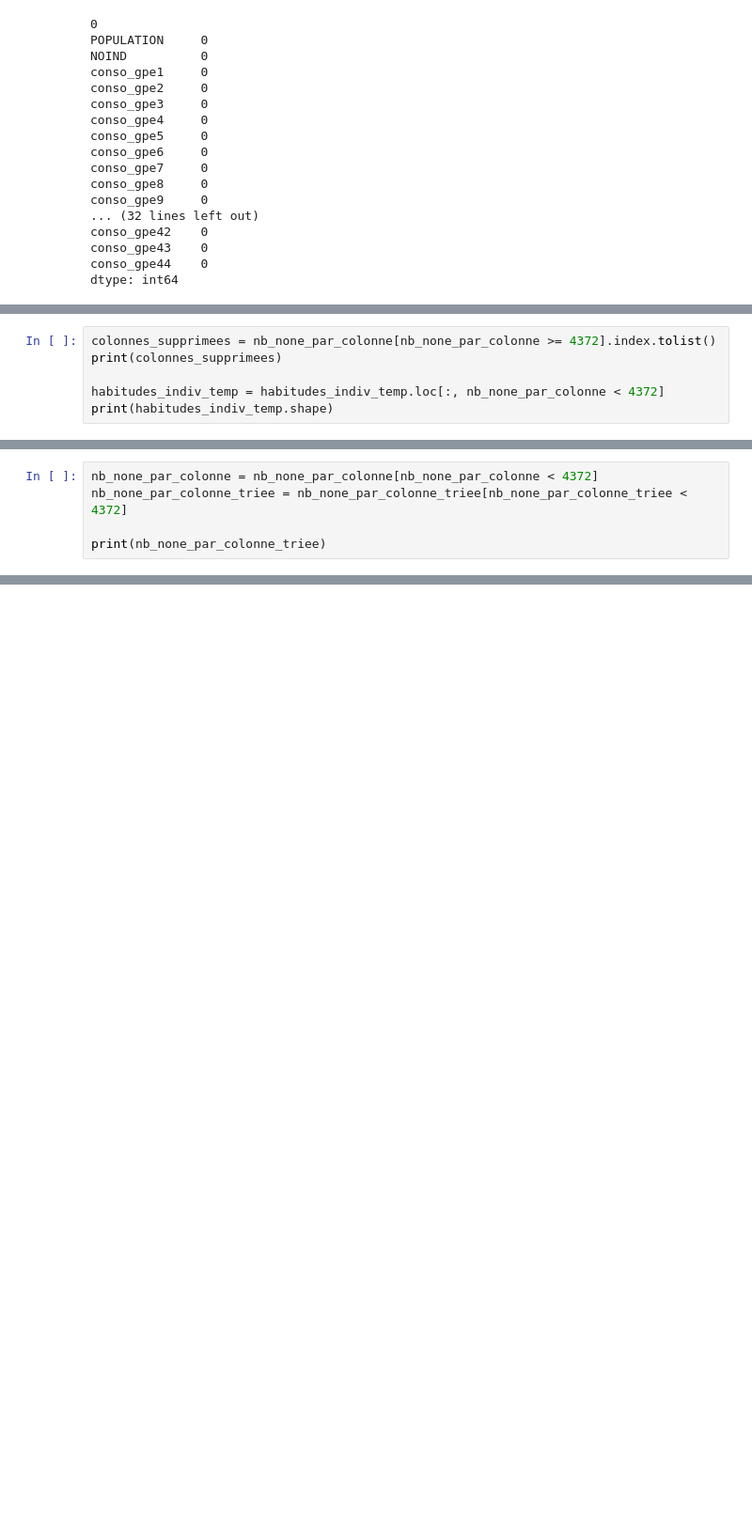
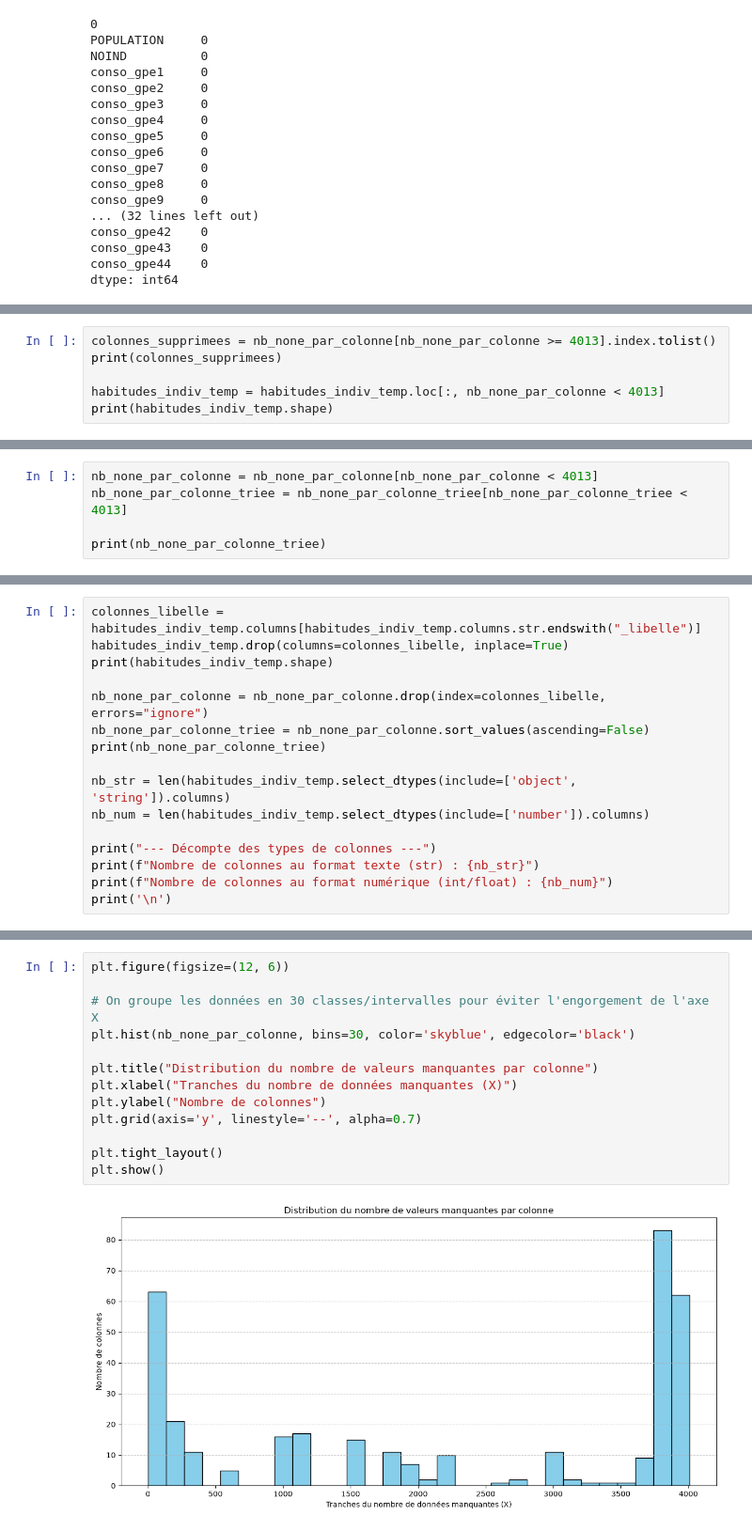
Before and after one commit to Mithrafk/Projet_Collab_Sabine, a Jupyter notebook: TP7/7_projet_Sabine.ipynb, the cells around one changed output, grey strips where cells are left out. Shown at 94% size. Saved outputs shown, nothing was run; the diff lists cells and outputs as text; blank space fills up the shorter version.

```diff
--- a/TP7/7_projet_Sabine.ipynb
+++ b/TP7/7_projet_Sabine.ipynb
@@ -285,8 +302,8 @@ print(habitudes_indiv_temp.shape)
 # %%
-colonnes_supprimees = nb_none_par_colonne[nb_none_par_colonne >= 4372].index.tolist()
+colonnes_supprimees = nb_none_par_colonne[nb_none_par_colonne >= 4013].index.tolist()
 print(colonnes_supprimees)
 
-habitudes_indiv_temp = habitudes_indiv_temp.loc[:, nb_none_par_colonne < 4372]
+habitudes_indiv_temp = habitudes_indiv_temp.loc[:, nb_none_par_colonne < 4013]
 print(habitudes_indiv_temp.shape)
 # %% [output]
 ['lait_plusvt_li_autr_anim_libelle', 'lait_plusvt_pi_autre_veg_libelle', 'lait_plusvt_autre_anim_libelle', 'lait_occ_li_autre_anim_libelle', 'lait_occ_pi_autre_veg_libelle', 'lait_occ_autre_libelle',  ...
@@ -294,6 +311,6 @@ print(habitudes_indiv_temp.shape)
 # %%
-nb_none_par_colonne = nb_none_par_colonne[nb_none_par_colonne < 4372]
-nb_none_par_colonne_triee = nb_none_par_colonne_triee[nb_none_par_colonne_triee < 4372]
+nb_none_par_colonne = nb_none_par_colonne[nb_none_par_colonne < 4013]
+nb_none_par_colonne_triee = nb_none_par_colonne_triee[nb_none_par_colonne_triee < 4013]
 
 print(nb_none_par_colonne_triee)
 # %% [output]
@@ -311,0 +384,16 @@ Length: 381, dtype: int64
+# %%
+colonnes_libelle = habitudes_indiv_temp.columns[habitudes_indiv_temp.columns.str.endswith("_libelle")]
+habitudes_indiv_temp.drop(columns=colonnes_libelle, inplace=True)
+print(habitudes_indiv_temp.shape)
+
+nb_none_par_colonne = nb_none_par_colonne.drop(index=colonnes_libelle, errors="ignore")
+nb_none_par_colonne_triee = nb_none_par_colonne.sort_values(ascending=False)
+print(nb_none_par_colonne_triee)
+
+nb_str = len(habitudes_indiv_temp.select_dtypes(include=['object', 'string']).columns)
+nb_num = len(habitudes_indiv_temp.select_dtypes(include=['number']).columns)
+
+print("--- Décompte des types de colonnes ---")
+print(f"Nombre de colonnes au format texte (str) : {nb_str}")
+print(f"Nombre de colonnes au format numérique (int/float) : {nb_num}")
+print('\n')
@@ -311,0 +417,15 @@ Length: 381, dtype: int64
+# %%
+plt.figure(figsize=(12, 6))
+
+# On groupe les données en 30 classes/intervalles pour éviter l'engorgement de l'axe X
+plt.hist(nb_none_par_colonne, bins=30, color='skyblue', edgecolor='black')
+
+plt.title("Distribution du nombre de valeurs manquantes par colonne")
+plt.xlabel("Tranches du nombre de données manquantes (X)")
+plt.ylabel("Nombre de colonnes")
+plt.grid(axis='y', linestyle='--', alpha=0.7)
+
+plt.tight_layout()
+plt.show()
+# %% [output]
+[figure, added]
```
Also changed, not shown: parts of 29 cells of this notebook.
